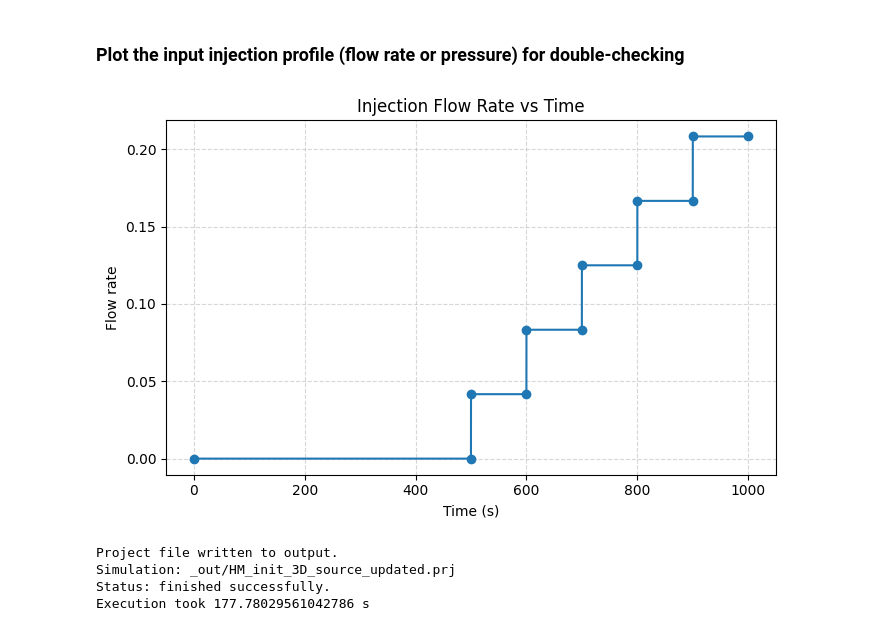
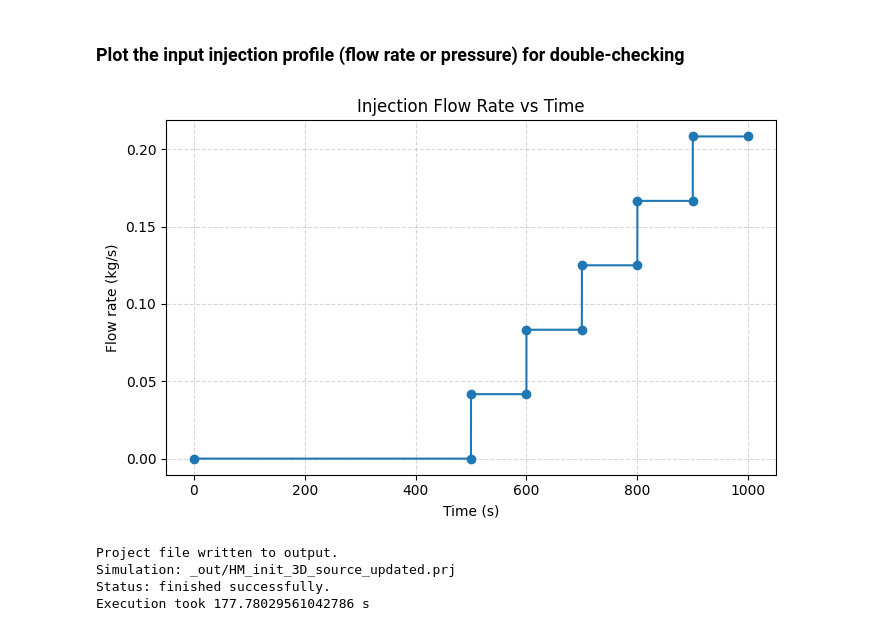
Before and after one commit to MostafaMollaali/STIMTEC, a Jupyter notebook: Fault.ipynb, the cells around one changed output. Cells and saved outputs as stored; diff of their text form; code cells hidden in the pictures.

```diff
--- a/Fault.ipynb
+++ b/Fault.ipynb
@@ -258,35 +258,37 @@ flow_vals_here = flow_vals if maybe("flow_vals") is not None else None
 
 if METHOD == "pressure" and pressure_times is not None and pressure_vals_MPa is not None:
     plt.figure(figsize=(7, 4.5))
     plt.plot(pressure_times, pressure_vals_MPa, marker="o")
     plt.xlabel("Time (s)")
     plt.ylabel("Pressure (MPa)")
     plt.title("Injection Pressure vs Time")
     plt.grid(True, linestyle="--", alpha=0.5)
     plt.tight_layout()
     plt.show()
 
 if METHOD == "source" and flow_times is not None and flow_vals_here is not None:
     plt.figure(figsize=(7, 4.5))
     plt.plot(flow_times, flow_vals_here, marker="o")
     plt.xlabel("Time (s)")
-    plt.ylabel("Flow rate")
+    plt.ylabel("Flow rate (kg/s)")
     plt.title("Injection Flow Rate vs Time")
     plt.grid(True, linestyle="--", alpha=0.5)
     plt.tight_layout()
+    plt.savefig("injection_rate.png", dpi=480)
     plt.show()
 
 if times_curve is not None and p_curve_MPa is not None:
     plt.figure(figsize=(7, 4.5))
     plt.plot(times_curve, p_curve_MPa, marker="o")
     plt.xlabel("Time (s)")
     plt.ylabel("Pressure (MPa)")
     plt.title("Equivalent Pressure vs Time (from curve)")
     plt.grid(True, linestyle="--", alpha=0.5)
     plt.tight_layout()
+    plt.savefig("pressure_bc_center.png", dpi=480)
     plt.show()
 # %% [output]
-[figure, old version]
+[figure, new version]
 # %%
 prj.run_model(logfile=out_dir / "ogs_run.txt",
               #path="~/Code/ogs6/build/release-lis/bin",
```
Also changed, not shown: parts of 2 cells of this notebook.
